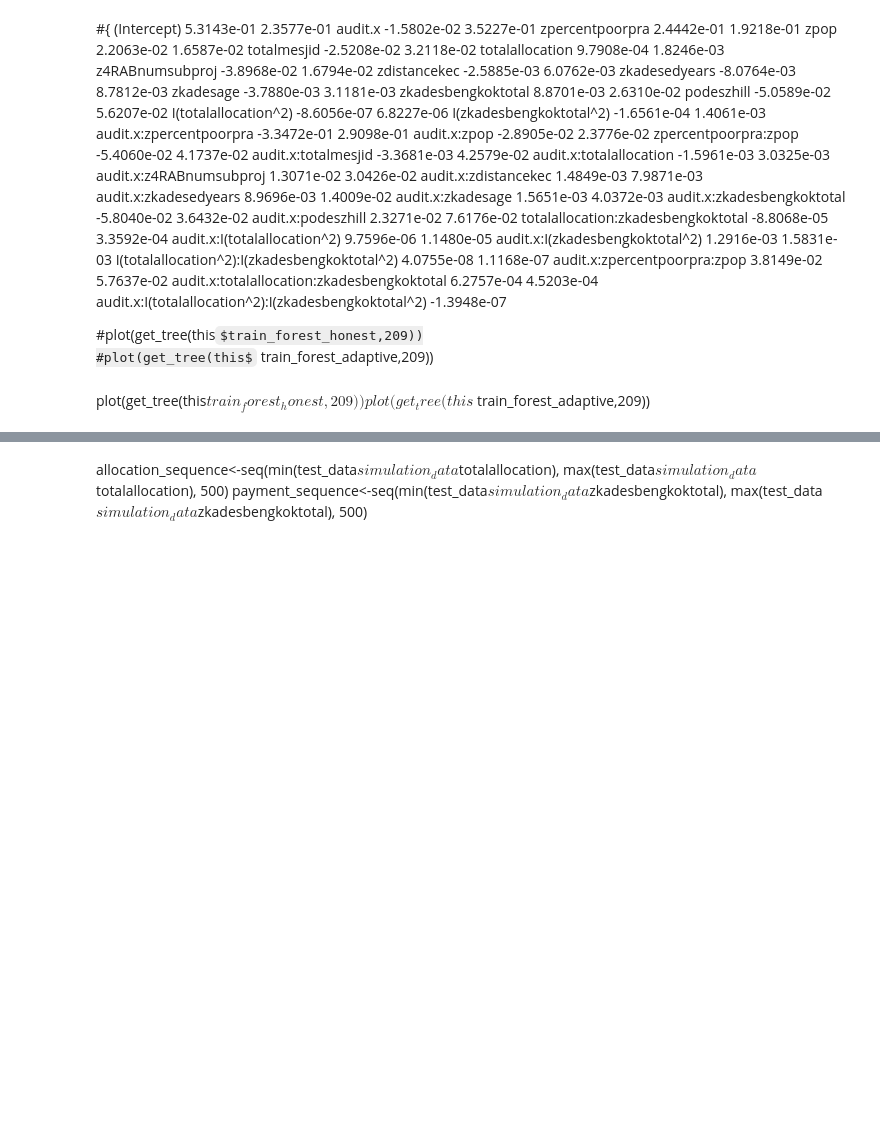
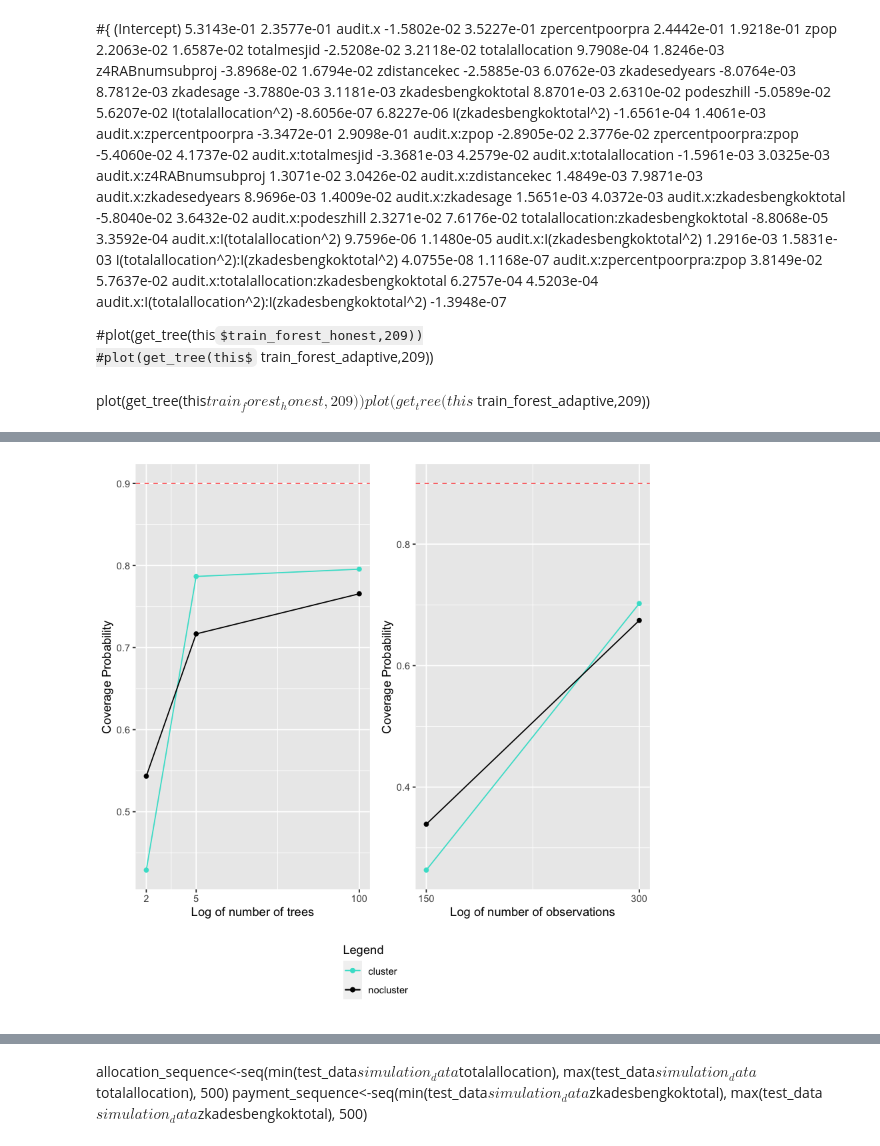
Before and after one commit to gerwinkiessling/CompStat, a Jupyter notebook: Project_Corruption.ipynb, the cells around one changed output, grey strips where cells are left out. Cells and saved outputs as stored; diff of their text form; code cells hidden in the pictures; some formulas as TeX source; blank space fills up the shorter version.

```diff
--- a/Project_Corruption.ipynb
+++ b/Project_Corruption.ipynb
@@ -527,18 +660,0 @@ $`Coverage Probability Honest, Cluster-Robust CF`
-# %%
-trees<-c(10, 20, 30, 50, 1000, 2000, 5000)
-dataf<-data.frame(
-trees=NA,
-cluster=NA,
-nocluster=NA)
-#coverage_prob<-list()
-for (i in index(trees)){
-    element<-trees[i]
-    coverage<-MSE_function(n_test=6000, n_train=6000, n.trees=element,
-                           model_true='medium')[c("Coverage Probability Honest, Cluster-Robust CF",
-                                                  "Coverage Probability Honest, not Cluster-Robust CF")]
-    #coverage_prob[[i]]<-rbind(element, "cluster"=coverage[1],"nocluster"=coverage[2])
-    #dataf <- do.call("cbind", data.frame(coverage_prob))
-    dataf[i,"trees"]<-element
-    dataf[i,"cluster"]<-coverage[1]
-    dataf[i,"nocluster"]<-coverage[2]
-    }
@@ -545,3 +735,7 @@ for (i in index(trees)){
+# %%
+plot_coverage_function(trees=c(2, 5, 100), observations=c(150, 300))
+# %% [output]
+[figure, added]
 # %%
 source("myfunction.R")
 myfunc(5)
```
Also changed, not shown: parts of 20 cells of this notebook.
